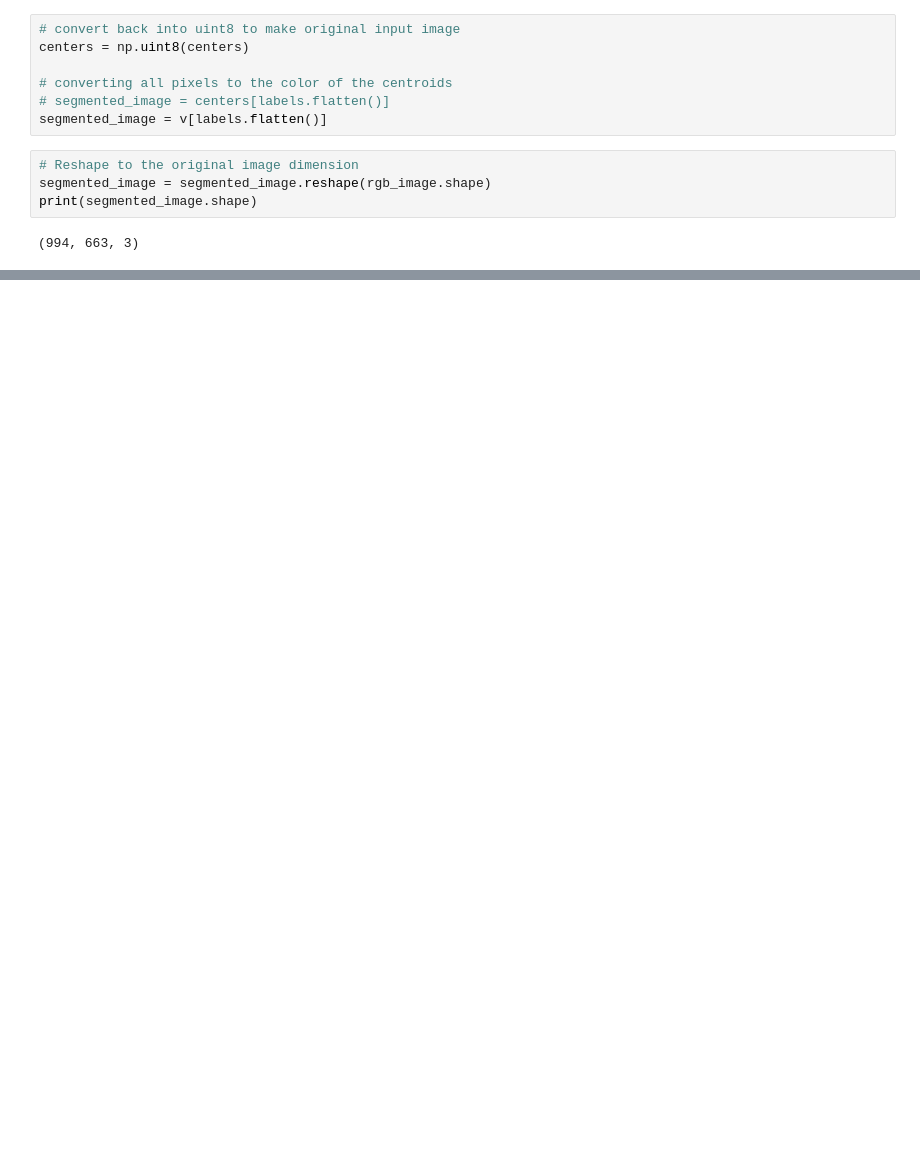
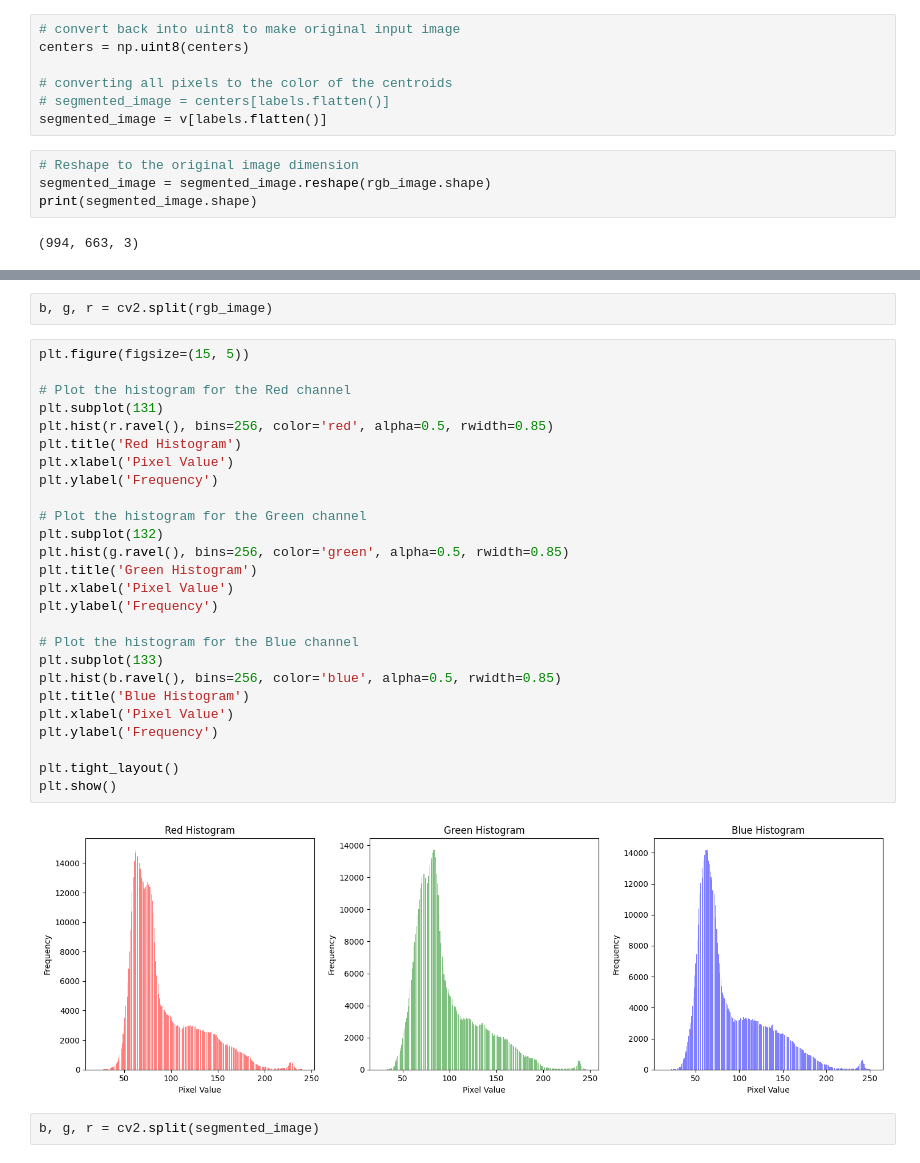
Before and after one commit to Aayush181509/Aerial-UAV-Imagery-Segmentation, a Jupyter notebook: Clustering in Drone Image.ipynb, the cells around one changed output, grey strips where cells are left out. Saved outputs shown, nothing was run; the diff lists cells and outputs as text; blank space fills up the shorter version.

```diff
--- a/Clustering in Drone Image.ipynb
+++ b/Clustering in Drone Image.ipynb
@@ -110,0 +116,32 @@ plt.show()
+# %%
+b, g, r = cv2.split(rgb_image)
+# %%
+plt.figure(figsize=(15, 5))
+
+# Plot the histogram for the Red channel
+plt.subplot(131)
+plt.hist(r.ravel(), bins=256, color='red', alpha=0.5, rwidth=0.85)
+plt.title('Red Histogram')
+plt.xlabel('Pixel Value')
+plt.ylabel('Frequency')
+
+# Plot the histogram for the Green channel
+plt.subplot(132)
+plt.hist(g.ravel(), bins=256, color='green', alpha=0.5, rwidth=0.85)
+plt.title('Green Histogram')
+plt.xlabel('Pixel Value')
+plt.ylabel('Frequency')
+
+# Plot the histogram for the Blue channel
+plt.subplot(133)
+plt.hist(b.ravel(), bins=256, color='blue', alpha=0.5, rwidth=0.85)
+plt.title('Blue Histogram')
+plt.xlabel('Pixel Value')
+plt.ylabel('Frequency')
+
+plt.tight_layout()
+plt.show()
+# %% [output]
+[figure, added]
+# %%
+b, g, r = cv2.split(segmented_image)
```
Also changed, not shown: parts of 8 cells of this notebook.
